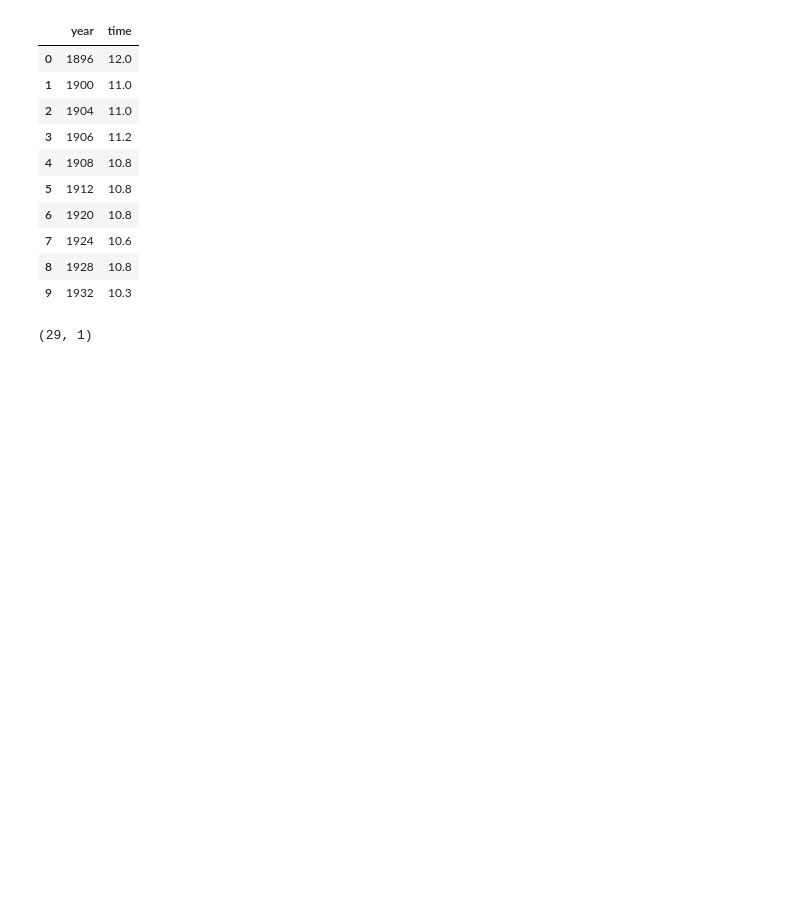
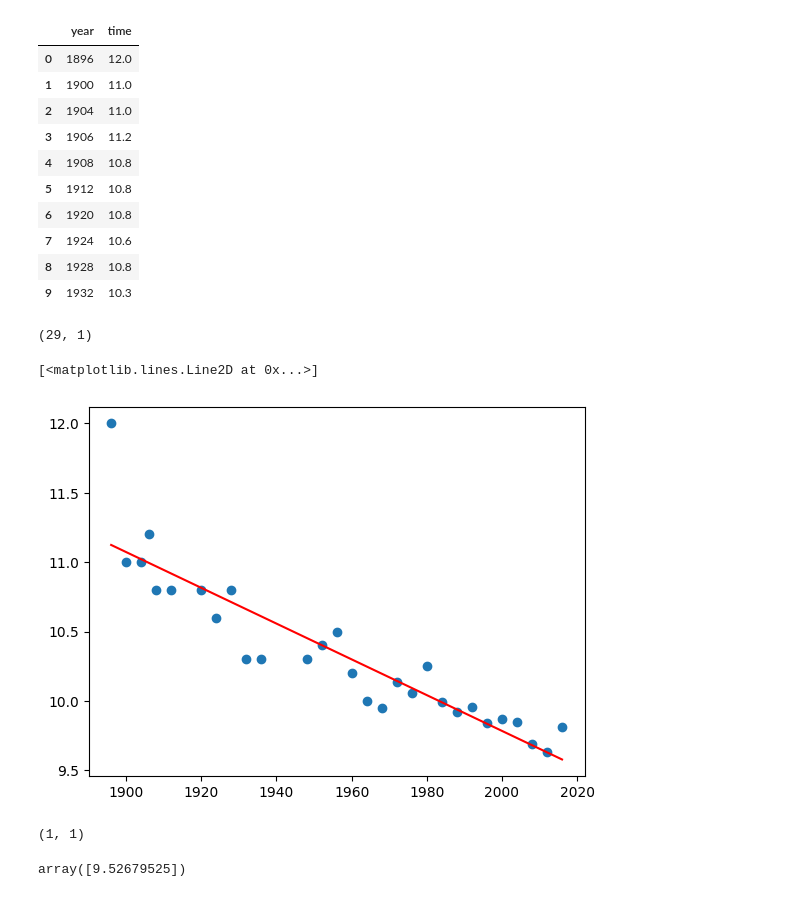
Before and after one commit to muratgulcan/EDA_Visualization, a Jupyter notebook: LinearRegression.ipynb, the cells around one changed output. Saved outputs shown, nothing was run; the diff lists cells and outputs as text; code cells hidden in the pictures; blank space fills up the shorter version.

Commit message:
Prediction US 2020 Election

```diff
--- a/LinearRegression.ipynb
+++ b/LinearRegression.ipynb
@@ -153,8 +153,21 @@ y_train = np.array(df['time'])
 # %%
 model = LinearRegression()
 
 model.fit(x_train,y_train)
 
 y_pred = model.predict(x_train)
 plt.scatter(x_train,y_train)
-plt.plot(x,y_pred, )
+plt.plot(x,y_pred, color="r")
+# %% [output]
+[<matplotlib.lines.Line2D at 0x...>]
+[figure, added]
+# %%
+# predict for 2020 olympics
+x_2020 = np.array([2020]).reshape(-1,1)
+x_2020.shape
+# %% [output]
+(1, 1)
+# %%
+model.predict(x_2020)
+# %% [output]
+array([9.52679525])
```
Also changed, not shown: 2 other files.
